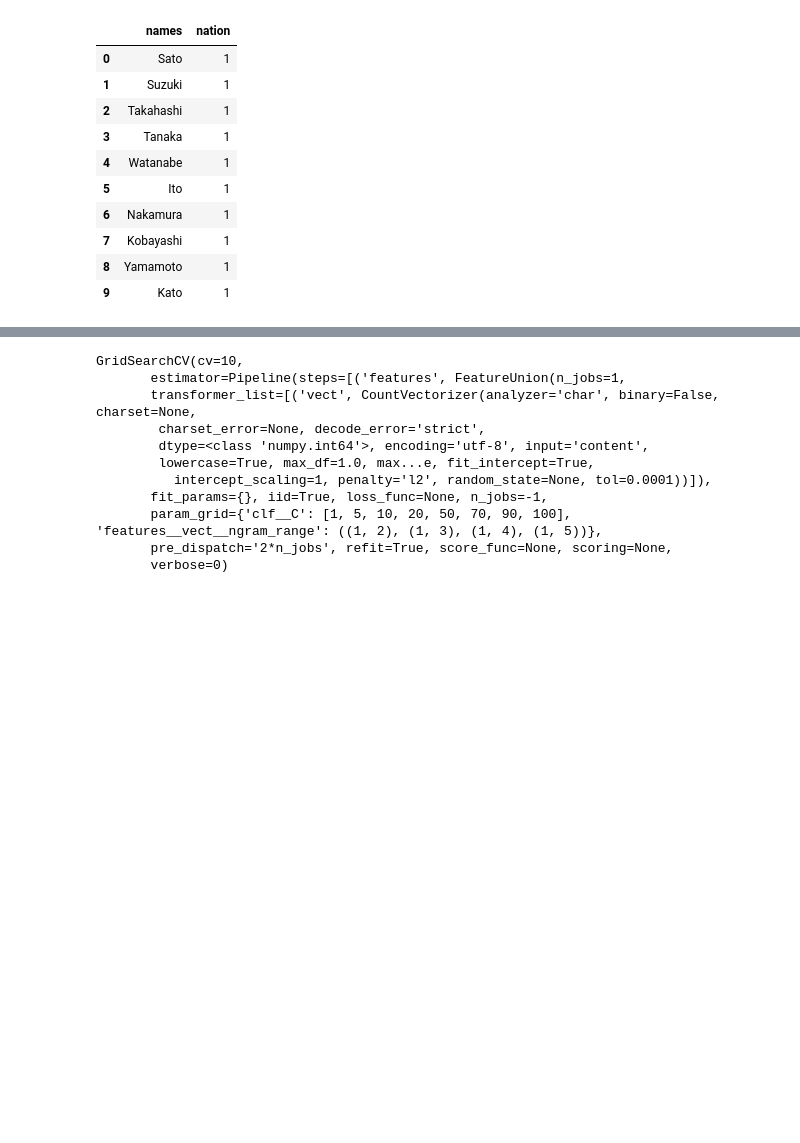
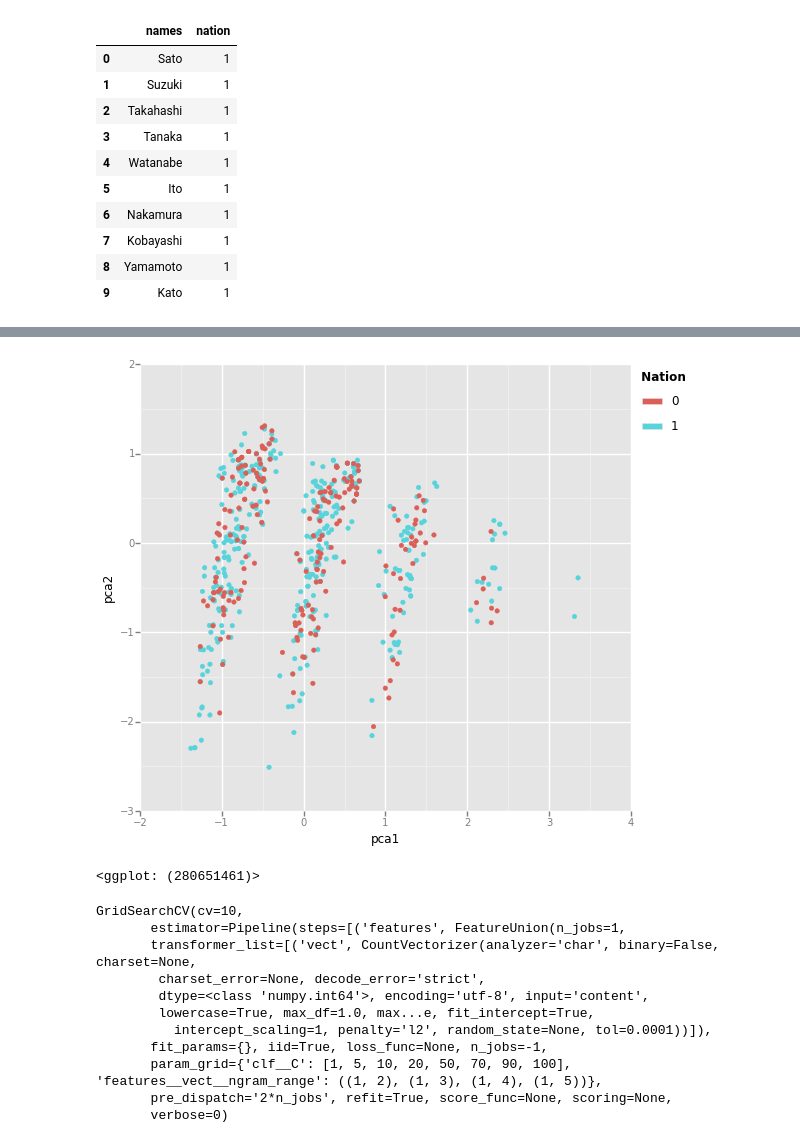
Before and after one commit to herrfz/name_pred, a Jupyter notebook: name_prediction.ipynb, the cells around one changed output, grey strips where cells are left out. Cells and saved outputs as stored; diff of their text form; code cells hidden in the pictures; blank space fills up the shorter version.

Commit message:
tried 2-comps PCA, not useful

```diff
--- a/name_prediction.ipynb
+++ b/name_prediction.ipynb
@@ -63,3 +67,19 @@ comb_df.head(10)
+# %%
+# try some PCA
+vect = CountVectorizer(analyzer='char')
+X_vect = vect.fit_transform(comb_df.names)
+
+pca = PCA(n_components=2)
+X_pca = pca.fit_transform(X_vect.toarray())
+
+df_pca = pd.concat([pd.DataFrame(X_pca, columns=['pca1', 'pca2']), comb_df.nation], axis=1)
+
+# beautiful but not very useful
+ggplot(aes(x='pca1', y='pca2', color='nation'), data=df_pca) + \
+    geom_point()
+# %% [output]
+[figure, added]
+<ggplot: (280651461)>
 # %%
 X_train, X_test, \
     y_train, y_test = train_test_split(comb_df.names, comb_df.nation, test_size=0.3, random_state=0)
```
Also changed, not shown: parts of 3 cells of this notebook.
